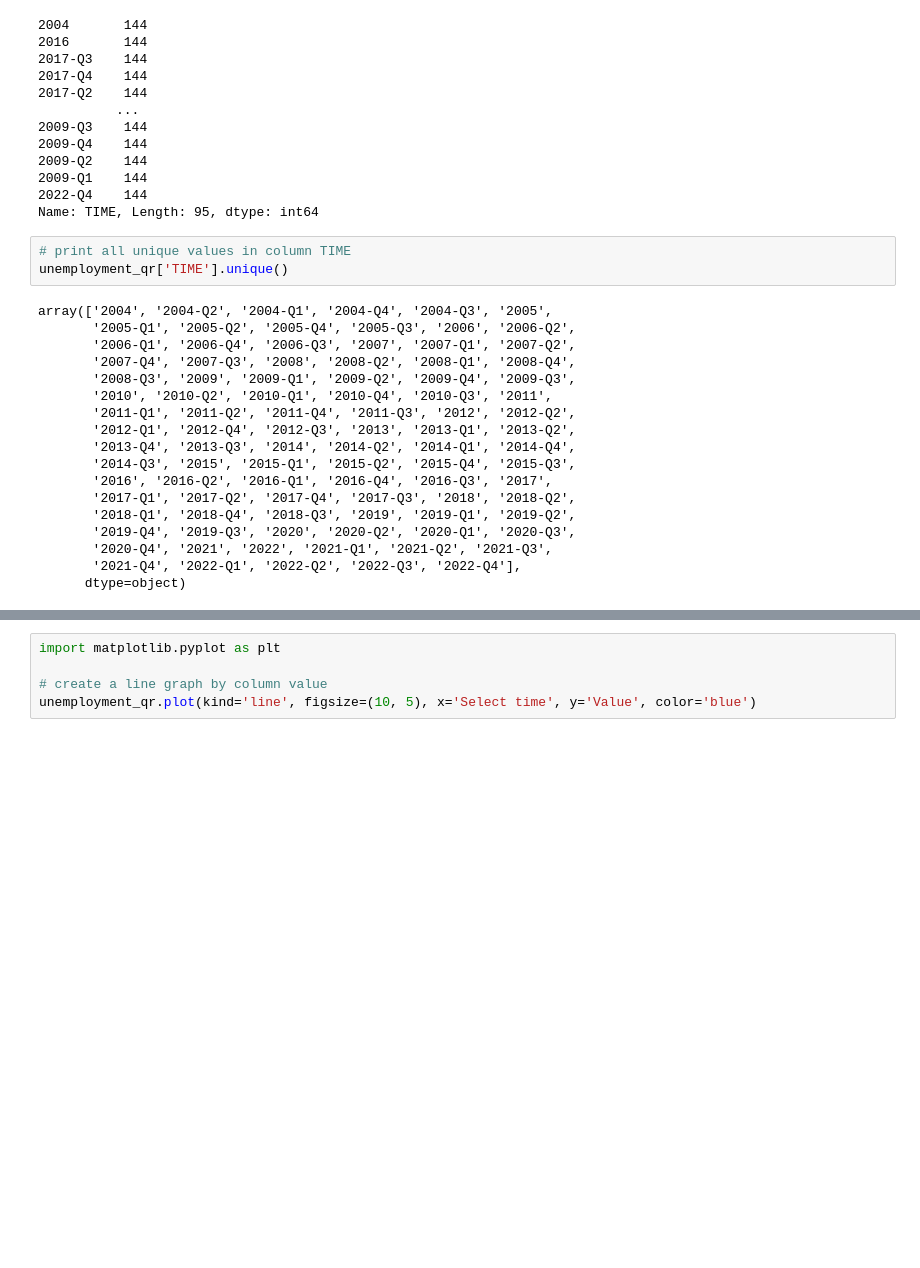
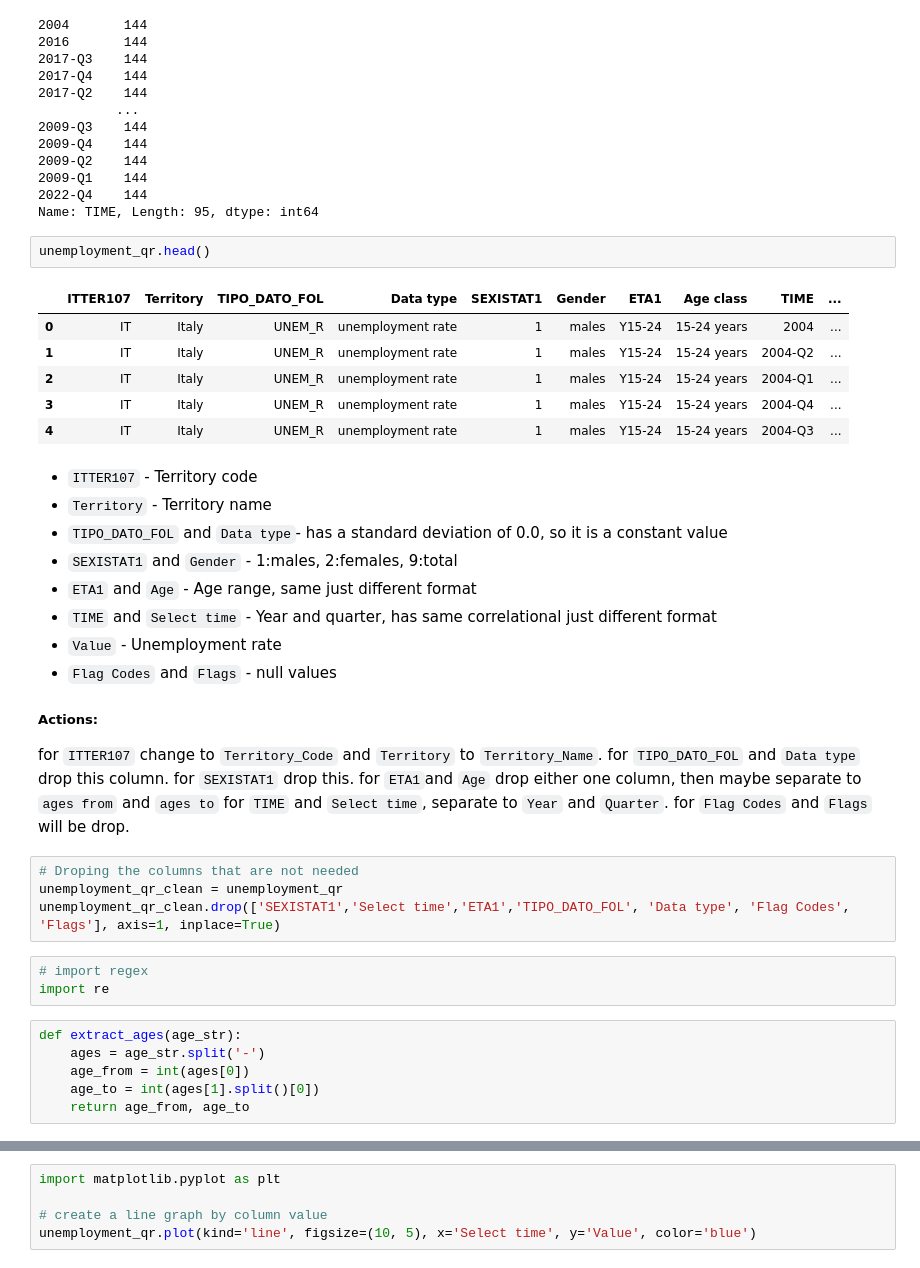
Before and after one commit to OmdenaAI/milan-italy-impact-covid-crimes, a Jupyter notebook: src/tasks/task-2-data-cleaning/unemployment_quarterly.ipynb, the cells around one changed output, grey strips where cells are left out. Saved outputs shown, nothing was run; the diff lists cells and outputs as text; blank space fills up the shorter version.

```diff
--- a/src/tasks/task-2-data-cleaning/unemployment_quarterly.ipynb
+++ b/src/tasks/task-2-data-cleaning/unemployment_quarterly.ipynb
@@ -114,24 +120,42 @@ unemployment_qr['TIME'].value_counts() # Select time, TIME
 2009-Q1    144
 2022-Q4    144
 Name: TIME, Length: 95, dtype: int64
-# %%
-# print all unique values in column TIME
-unemployment_qr['TIME'].unique()
-# %% [output]
-array(['2004', '2004-Q2', '2004-Q1', '2004-Q4', '2004-Q3', '2005',
-       '2005-Q1', '2005-Q2', '2005-Q4', '2005-Q3', '2006', '2006-Q2',
-       '2006-Q1', '2006-Q4', '2006-Q3', '2007', '2007-Q1', '2007-Q2',
-       '2007-Q4', '2007-Q3', '2008', '2008-Q2', '2008-Q1', '2008-Q4',
-       '2008-Q3', '2009', '2009-Q1', '2009-Q2', '2009-Q4', '2009-Q3',
-       '2010', '2010-Q2', '2010-Q1', '2010-Q4', '2010-Q3', '2011',
-       '2011-Q1', '2011-Q2', '2011-Q4', '2011-Q3', '2012', '2012-Q2',
-       '2012-Q1', '2012-Q4', '2012-Q3', '2013', '2013-Q1', '2013-Q2',
-       '2013-Q4', '2013-Q3', '2014', '2014-Q2', '2014-Q1', '2014-Q4',
-       '2014-Q3', '2015', '2015-Q1', '2015-Q2', '2015-Q4', '2015-Q3',
-       '2016', '2016-Q2', '2016-Q1', '2016-Q4', '2016-Q3', '2017',
-       '2017-Q1', '2017-Q2', '2017-Q4', '2017-Q3', '2018', '2018-Q2',
-       '2018-Q1', '2018-Q4', '2018-Q3', '2019', '2019-Q1', '2019-Q2',
-       '2019-Q4', '2019-Q3', '2020', '2020-Q2', '2020-Q1', '2020-Q3',
-       '2020-Q4', '2021', '2022', '2021-Q1', '2021-Q2', '2021-Q3',
-       '2021-Q4', '2022-Q1', '2022-Q2', '2022-Q3', '2022-Q4'],
-      dtype=object)
+# %%
+unemployment_qr.head()
+# %% [output]
+|  | ITTER107 | Territory | TIPO_DATO_FOL | Data type | SEXISTAT1 | Gender | ETA1 | Age class | TIME | ... |
+| 0 | IT | Italy | UNEM_R | unemployment rate | 1 | males | Y15-24 | 15-24 years | 2004 | ... |
+| 1 | IT | Italy | UNEM_R | unemployment rate | 1 | males | Y15-24 | 15-24 years | 2004-Q2 | ... |
+| 2 | IT | Italy | UNEM_R | unemployment rate | 1 | males | Y15-24 | 15-24 years | 2004-Q1 | ... |
+| 3 | IT | Italy | UNEM_R | unemployment rate | 1 | males | Y15-24 | 15-24 years | 2004-Q4 | ... |
+| 4 | IT | Italy | UNEM_R | unemployment rate | 1 | males | Y15-24 | 15-24 years | 2004-Q3 | ... |
+# %% [markdown]
+- `ITTER107` - Territory code
+- `Territory` - Territory name
+- `TIPO_DATO_FOL` and `Data type`- has a standard deviation of 0.0, so it is a constant value
+- `SEXISTAT1` and `Gender` - 1:males, 2:females, 9:total
+- `ETA1` and `Age` - Age range, same just different format
+- `TIME` and `Select time` - Year and quarter, has same correlational just different format
+- `Value` - Unemployment rate
+- `Flag Codes` and `Flags` - null values
+
+##### Actions:
+for `ITTER107` change to `Territory_Code` and `Territory` to `Territory_Name`.</br>
+for `TIPO_DATO_FOL` and `Data type` drop this column.</br>
+for `SEXISTAT1` drop this.</br>
+for `ETA1`and `Age` drop either one column, then maybe separate to `ages from` and `ages to`</br>
+for `TIME` and `Select time`, separate to `Year` and `Quarter`.</br>
+for `Flag Codes` and `Flags` will be drop.</br>
+# %%
+# Droping the columns that are not needed
+unemployment_qr_clean = unemployment_qr
+unemployment_qr_clean.drop(['SEXISTAT1','Select time','ETA1','TIPO_DATO_FOL', 'Data type', 'Flag Codes', 'Flags'], axis=1, inplace=True)
+# %%
+# import regex
+import re
+# %%
+def extract_ages(age_str):
+    ages = age_str.split('-')
+    age_from = int(ages[0])
+    age_to = int(ages[1].split()[0])
+    return age_from, age_to
```
Also changed, not shown: parts of 7 cells of this notebook, 1 other file.
